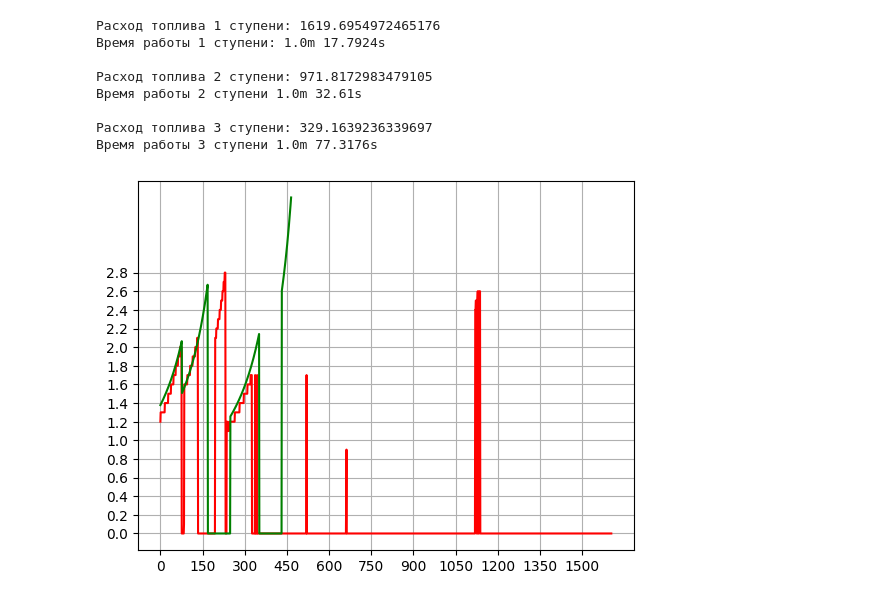
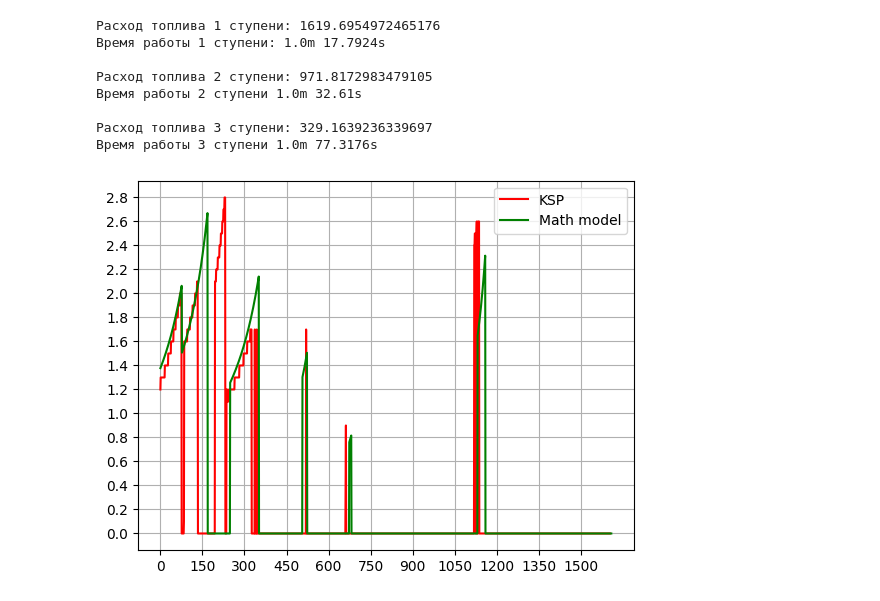
Before and after one commit to vgbhj/MAI, a Jupyter notebook: RKT/calc.ipynb, the cells around one changed output. Saved outputs shown, nothing was run; the diff lists cells and outputs as text; code cells hidden in the pictures.

```diff
--- a/RKT/calc.ipynb
+++ b/RKT/calc.ipynb
@@ -126,33 +126,55 @@ f.close()
 theoretical_twr = []
 for i in range(int(dM1//m1)):
     theoretical_twr.append(1000*1000*5/(Mo1)/g)
     Mo1 -= m1
 
 for i in range(int(dM2//m2)):
     theoretical_twr.append(1000*1000*4*0.75/(Mo2)/g)
     Mo2 -= m2
 
 for i in range(80):
     theoretical_twr.append(0)
 
 
 for i in range(int(dM31//m3)):
     theoretical_twr.append(1000*1000/(Mo31)/g)
     Mo31 -= m3
 
 
-for i in range(80):
+for i in range(155):
     theoretical_twr.append(0)
+
+for i in range(int(dM32//m3//2)):
+    theoretical_twr.append(1000*1000*0.5/(Mo32)/g)
+    Mo32 -= m3
+
+for i in range(150):
+    theoretical_twr.append(0)
+for i in range(int(dM32//m3//4)):
+    theoretical_twr.append(1000*1000*0.25/(Mo32)/g)
+    Mo32 -= m3
+
+
+for i in range(450):
+    theoretical_twr.append(0)
+
+
 for i in range(int(dM32//m3)):
-    theoretical_twr.append(1000*1000/(Mo32)/g)
+    theoretical_twr.append(1000*1000*0.5/(Mo32)/g)
     Mo32 -= m3
+
+
+for i in range(450):
+    theoretical_twr.append(0)
+
 
 plt.plot(range(len(twr_list)), [twr for twr in twr_list], color="red", label="KSP")
 plt.plot(range(len(theoretical_twr)), [twr for twr in theoretical_twr], color="green", label="Math model")
 plt.xticks(np.arange(0, 1600, 150))
 plt.yticks(np.arange(0, 3, 0.2))
 plt.grid(True)
 
+plt.legend()
 plt.show()
 # %% [output]
-[figure, old version]
+[figure, new version]
```
